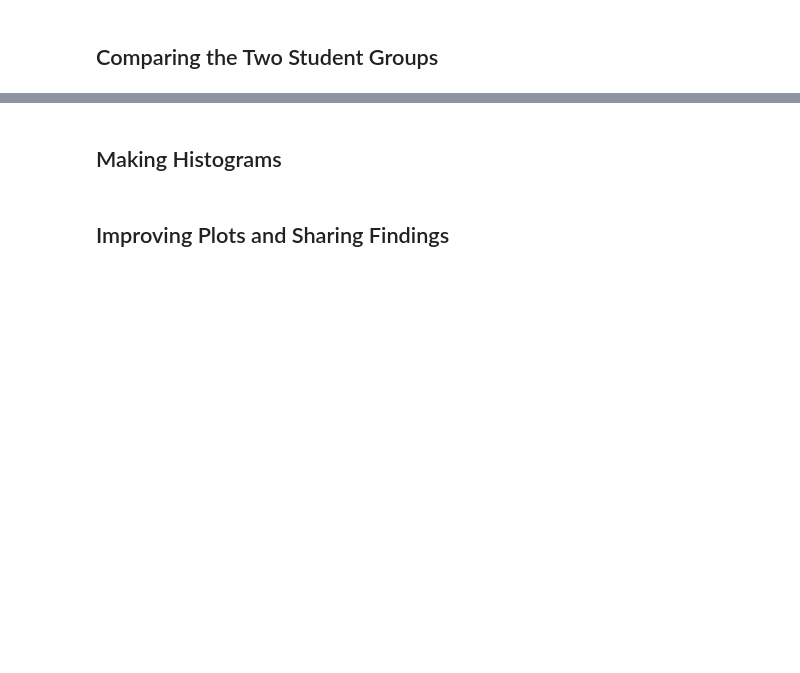
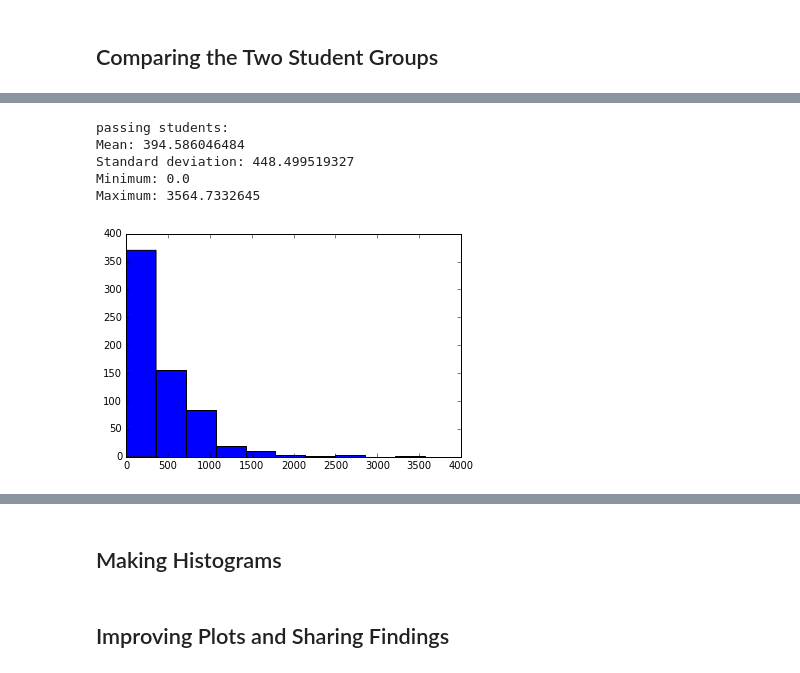
Before and after one commit to cranb3rry/dtnl, a Jupyter notebook: L1_Starter_Code.ipynb, the cells around one changed output, grey strips where cells are left out. Drawn from its saved outputs; the diff is of its cells as text; code cells hidden in the pictures; blank space fills up the shorter version.

```diff
--- a/L1_Starter_Code.ipynb
+++ b/L1_Starter_Code.ipynb
@@ -500,0 +570,12 @@ SyntaxError: invalid syntax (<ipython-input-24-8e3a81c66922>, line 12)
+# %%
+print ('passing students:')
+passing_minutes = sum_grouped_data(passing_engagement_by_account, 'total_minutes_visited')
+
+describe_data(passing_minutes.values())
+# %% [output]
+passing students:
+Mean: 394.586046484
+Standard deviation: 448.499519327
+Minimum: 0.0
+Maximum: 3564.7332645
+[figure, added]
```
Also changed, not shown: parts of 14 cells of this notebook.
